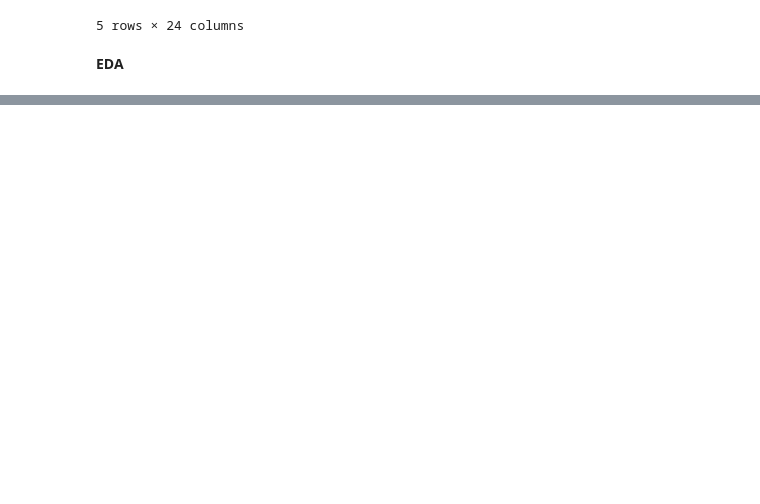
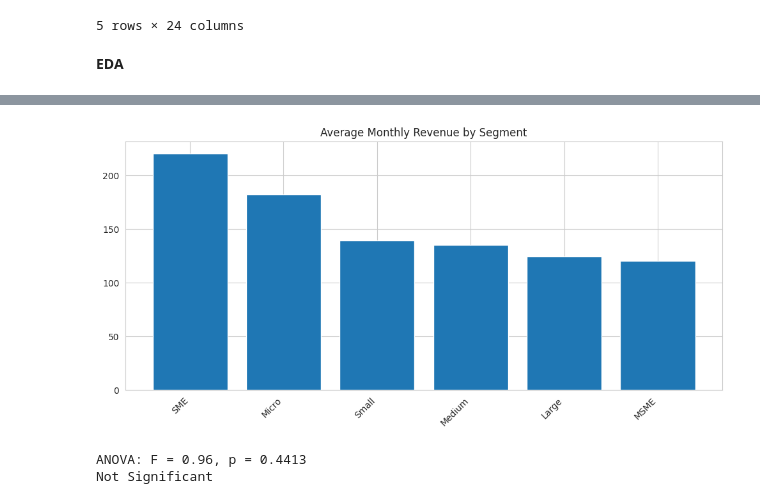
Before and after one commit to Bibhuti-MLAI/Time-Series-Forcasting, a Jupyter notebook: Revenue_Forcasting.ipynb, the cells around one changed output, grey strips where cells are left out. Saved outputs shown, nothing was run; the diff lists cells and outputs as text; code cells hidden in the pictures; blank space fills up the shorter version.

```diff
--- a/Revenue_Forcasting.ipynb
+++ b/Revenue_Forcasting.ipynb
@@ -470,0 +510,21 @@ panel_full = panel.copy()
+# %%
+seg_revenue = panel.groupby("segment")["total_revenue"].mean().sort_values(ascending = False)
+seg_labels = [str(v) for v in seg_revenue.index]
+
+plt.figure()
+plt.bar(seg_labels, seg_revenue.values)
+plt.title("Average Monthly Revenue by Segment")
+plt.xticks(rotation = 45, ha="right")
+plt.tight_layout()
+plt.show()
+# %% [output]
+[figure, added]
+# %%
+#one-way ANOVA
+groups = [g["total_revenue"].values for _, g in panel.groupby("segment") if len(g) > 5]
+f_stat, p_val = stats.f_oneway(*groups)
+print(f"ANOVA: F = {f_stat:.2f}, p = {p_val:.4f}")
+print("significant (p < 0.05) -> segment is worth keeping as a feature." if p_val < 0.05 else "Not Significant")
+# %% [output]
+ANOVA: F = 0.96, p = 0.4413
+Not Significant
```
Also changed, not shown: parts of 5 cells of this notebook.
